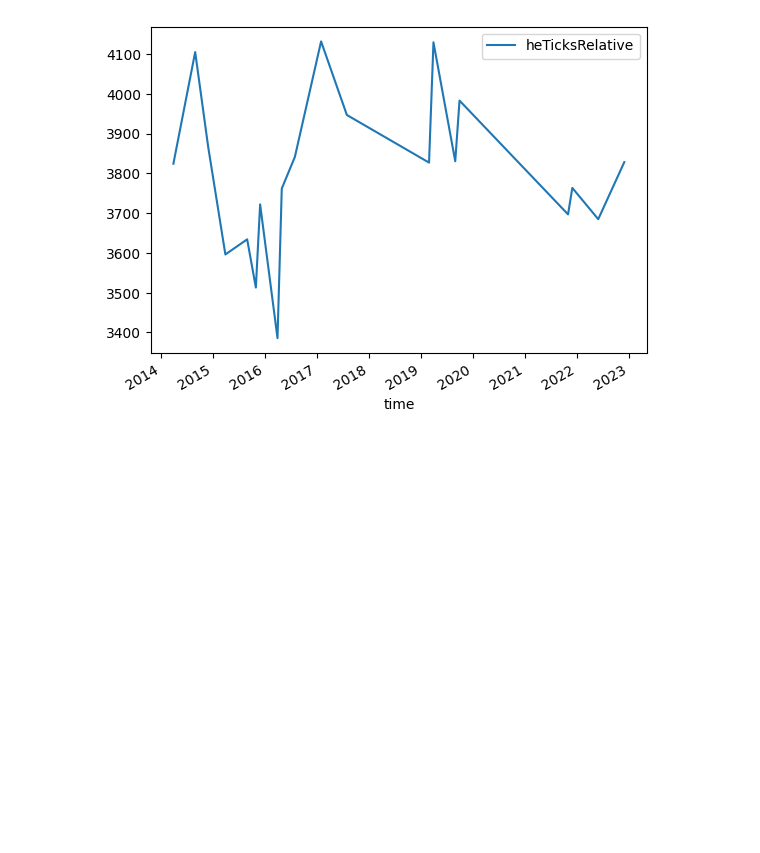
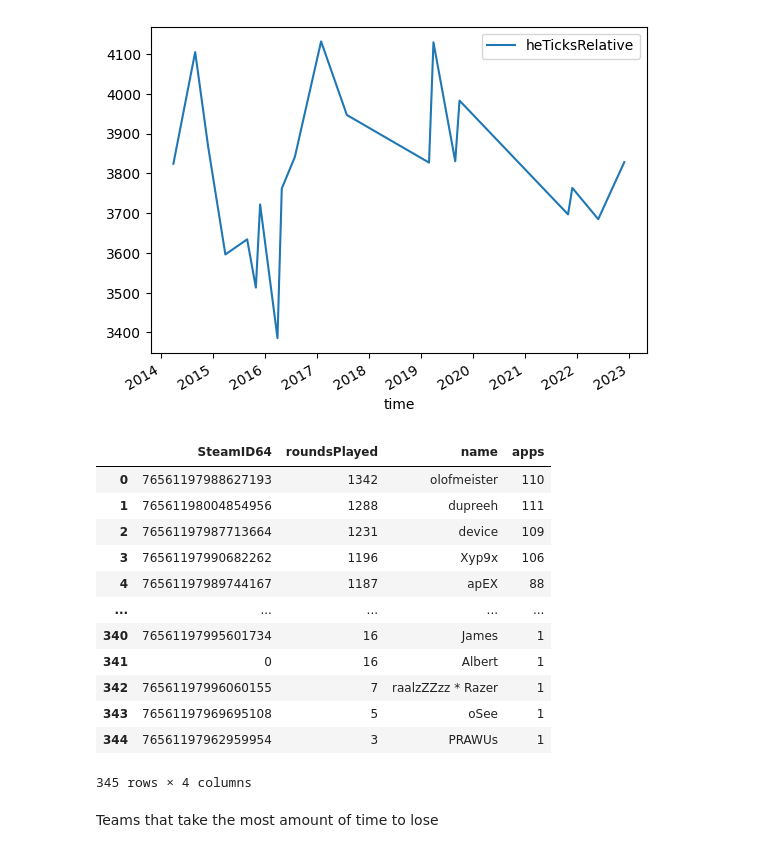
Before and after one commit to bevan-philip/have-cs-rounds-become-slower, a Jupyter notebook: analysis.ipynb, the cells around one changed output. Cells and saved outputs as stored; diff of their text form; code cells hidden in the pictures; blank space fills up the shorter version.

Commit message:
Teams that take the most amount of time to lose

```diff
--- a/analysis.ipynb
+++ b/analysis.ipynb
@@ -230,3 +230,21 @@ csgo_df[['time', 'heTicksRelative']].explode('heTicksRelative').resample("M", on
 # %% [output]
 <Axes: xlabel='time'>
 [figure]
+# %%
+csgo_df.losingPlayers.explode().value_counts().to_frame().reset_index().rename(columns={"index":"SteamID64", "losingPlayers": "roundsPlayed"}).merge(players_df)
+# %% [output]
+|  | SteamID64 | roundsPlayed | name | apps |
+| 0 | 76561197988627193 | 1342 | olofmeister | 110 |
+| 1 | 76561198004854956 | 1288 | dupreeh | 111 |
+| 2 | 76561197987713664 | 1231 | device | 109 |
+| 3 | 76561197990682262 | 1196 | Xyp9x | 106 |
+| 4 | 76561197989744167 | 1187 | apEX | 88 |
+| ... | ... | ... | ... | ... |
+| 340 | 76561197995601734 | 16 | James | 1 |
+| 341 | 0 | 16 | Albert | 1 |
+| 342 | 76561197996060155 | 7 | raalzZZzz * Razer | 1 |
+| 343 | 76561197969695108 | 5 | oSee | 1 |
+| 344 | 76561197962959954 | 3 | PRAWUs | 1 |
+345 rows × 4 columns
+# %% [markdown]
+Teams that take the most amount of time to lose
```
Also changed, not shown: parts of 3 cells of this notebook.
